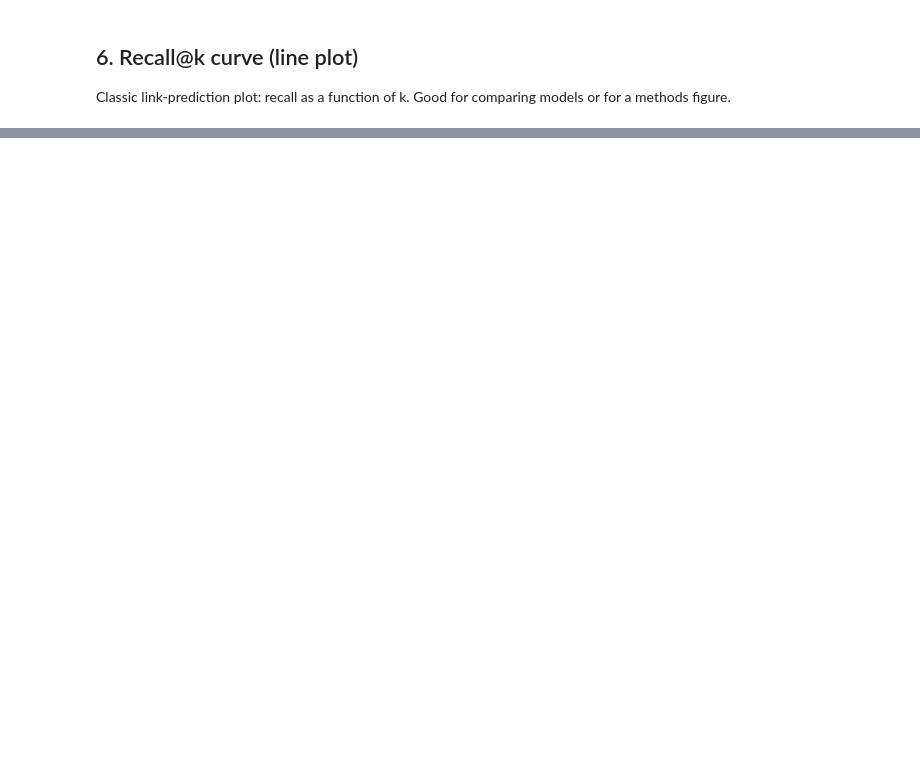
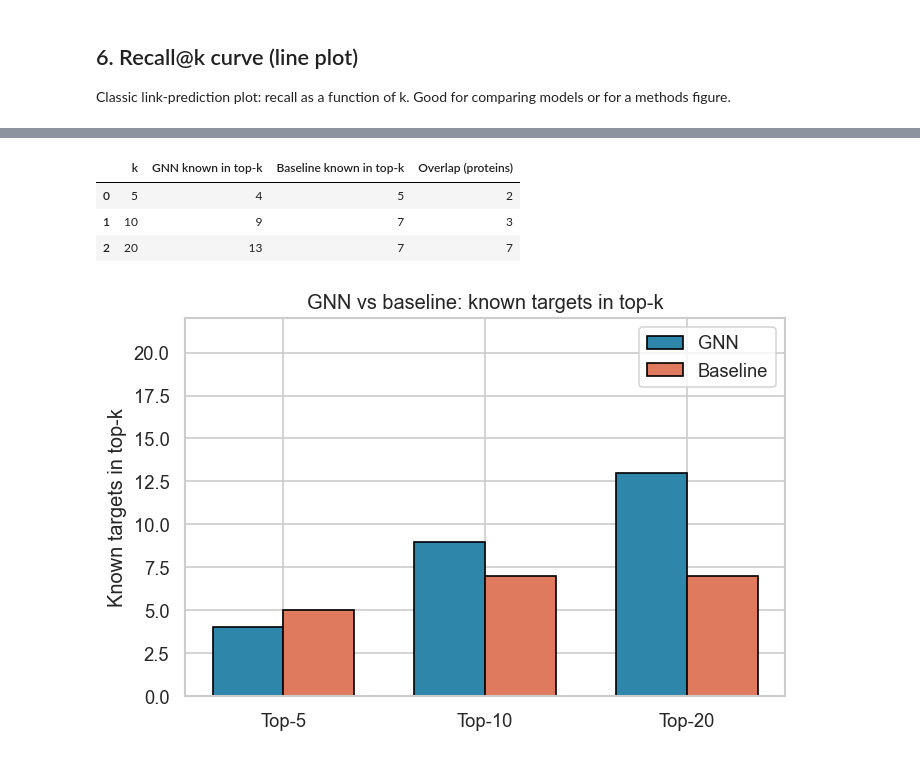
Before and after one commit to Ishaanbal/DSC180B-B23-Knowledge-Graph-and-Biomedical-Ontology, a Jupyter notebook: notebooks/model_eval.ipynb, the cells around one changed output, grey strips where cells are left out. Drawn from its saved outputs; the diff is of its cells as text; code cells hidden in the pictures; blank space fills up the shorter version.

Commit message:
added baseline and gnn model comparison

```diff
--- a/notebooks/model_eval.ipynb
+++ b/notebooks/model_eval.ipynb
@@ -303,0 +310,56 @@ plt.show()
+# %%
+# Load canonical pipeline outputs (run train → build_off_target_predictions.py and baseline script)
+pred_dir = PROJECT_ROOT / "predictions"
+gnn_path = pred_dir / "off_target_predictions.csv"   # canonical: GNN + KG effects + reasoning
+base_path = pred_dir / "off_target_predictions_baseline.csv"
+
+if not gnn_path.exists() or not base_path.exists():
+    print("Run the pipeline (train GNN, build_off_target_predictions.py, baseline) to generate prediction CSVs.")
+else:
+    df_gnn = pd.read_csv(gnn_path)
+    df_base = pd.read_csv(base_path)
+    df_gnn["protein_id"] = df_gnn["protein_id"].astype(str)
+    df_base["protein_id"] = df_base["protein_id"].astype(str)
+
+    total_known_gnn = int(df_gnn["known_target"].sum())
+    total_known_base = int(df_base["known_target"].sum())
+    k_list_comp = [5, 10, 20]
+    rows_comp = []
+    for k in k_list_comp:
+        top_gnn = set(df_gnn.nsmallest(k, "rank")["protein_id"])
+        top_base = set(df_base.nsmallest(k, "rank")["protein_id"])
+        known_gnn = int(df_gnn.nsmallest(k, "rank")["known_target"].sum())
+        known_base = int(df_base.nsmallest(k, "rank")["known_target"].sum())
+        overlap = len(top_gnn & top_base)
+        rows_comp.append({
+            "k": k,
+            "GNN known in top-k": known_gnn,
+            "Baseline known in top-k": known_base,
+            "Overlap (proteins)": overlap,
+        })
+
+    df_comp = pd.DataFrame(rows_comp)
+    display(df_comp.style.set_properties(**{"text-align": "left"}).set_table_styles([
+        {"selector": "th", "props": [("font-weight", "bold"), ("background-color", "#f0f0f0")]},
+    ]))
+
+    # Bar chart: GNN vs baseline — known targets in top-k
+    fig, ax = plt.subplots(figsize=(6, 4))
+    x = np.arange(len(k_list_comp))
+    width = 0.35
+    ax.bar(x - width/2, [r["GNN known in top-k"] for r in rows_comp], width, label="GNN", color="#2e86ab", edgecolor="black")
+    ax.bar(x + width/2, [r["Baseline known in top-k"] for r in rows_comp], width, label="Baseline", color="#e07a5f", edgecolor="black")
+    ax.set_xticks(x)
+    ax.set_xticklabels([f"Top-{k}" for k in k_list_comp])
+    ax.set_ylabel("Known targets in top-k")
+    ax.set_title("GNN vs baseline: known targets in top-k")
+    ax.legend()
+    ax.set_ylim(0, max(k_list_comp) * 1.1)
+    plt.tight_layout()
+    plt.show()
+# %% [output]
+|  | k | GNN known in top-k | Baseline known in top-k | Overlap (proteins) |
+| 0 | 5 | 4 | 5 | 2 |
+| 1 | 10 | 9 | 7 | 3 |
+| 2 | 20 | 13 | 7 | 7 |
+[figure, added]
```
Also changed, not shown: parts of 6 cells of this notebook.
